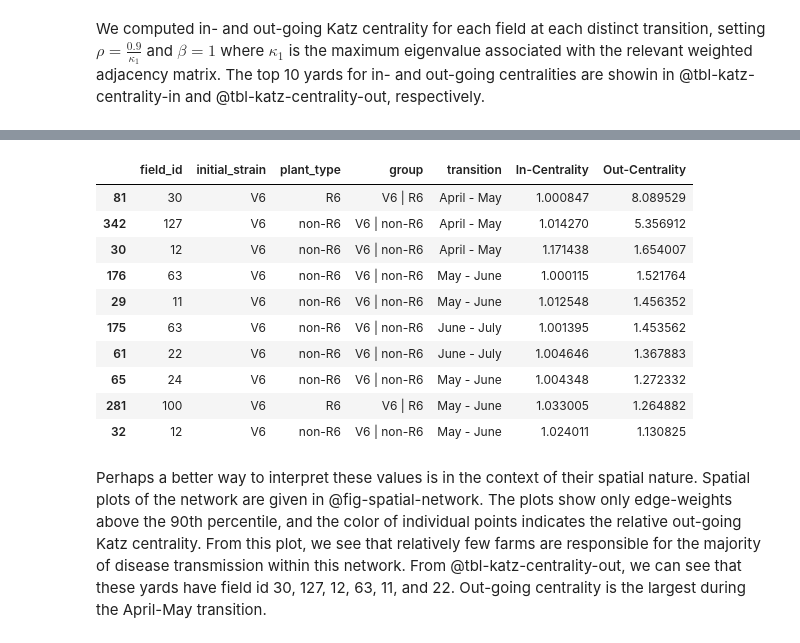
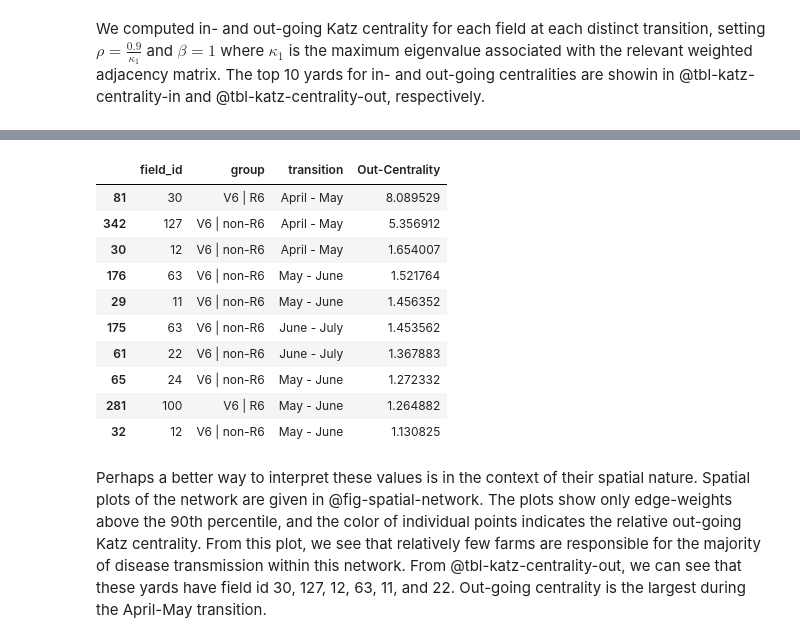
Before and after one commit to hawktre/CS_546_FinalProject, a Jupyter notebook: notebooks/4-network-analysis-finalproject.ipynb, the cells around one changed output, grey strips where cells are left out. Saved outputs shown, nothing was run; the diff lists cells and outputs as text; code cells hidden in the pictures.

```diff
--- a/notebooks/4-network-analysis-finalproject.ipynb
+++ b/notebooks/4-network-analysis-finalproject.ipynb
@@ -189,6 +189,7 @@ The free parameter $\rho$ controls the contribution of the eigenvector, and is s
 apr_may = pd.read_csv('network_apr_may.csv', index_col=0, header=0)
 may_jun = pd.read_csv('network_may_jun.csv', index_col=0, header=0)
 jun_jul = pd.read_csv('network_jun_jul.csv', index_col=0, header=0)
+labels = pd.Series(meta_2017["field_id"].unique())
 
 #Read in the metadata
 !curl -L https://raw.githubusercontent.com/hawktre/CS_546_FinalProject/refs/heads/main/data/processed/clean_summary.csv -o clean_summary.csv
@@ -312,7 +313,7 @@ def strength_distribution(graph: ig.Graph, name: str = "", bins: int = 20) -> li
         result = ig.statistics.power_law_fit(strength)
 
         ret.append({
-            "name": f"{name}_{m}",
+            "name": f"{name} ({m})",
             "alpha": result.alpha,   # power law exponent
             "k_min": result.xmin,    # minimum value used in fit
             "p_value": result.p,     # goodness-of-fit p-value
@@ -411,9 +422,9 @@ def katz_centrality(adj_matrix: np.ndarray, alpha: float, out = True):
     return centrality
 
 #Compute alpha for each transition
-a_apr_may = 0.01 / spectral_radius(apr_may)
-a_may_jun = 0.01 / spectral_radius(may_jun)
-a_jun_jul = 0.01 / spectral_radius(jun_jul)
+a_apr_may = 0.01 / spectral_radius(apr_may.to_numpy())
+a_may_jun = 0.01 / spectral_radius(may_jun.to_numpy())
+a_jun_jul = 0.01 / spectral_radius(jun_jul.to_numpy())
 
 #Compute Katz centrality for in- and out-centrality for each transition
 ## April - May
@@ -430,28 +441,28 @@ katz_in_jun_jul = pd.DataFrame(katz_centrality(jun_jul, a_jun_jul, out=False), c
 
 # Merge Katz centrality results with metadata to get field attributes for top-ranked nodes
 ## April - May
-katz_in_apr_may = katz_in_apr_may.merge(meta_2017[["field_id", "initial_strain", "plant_type"]], how="left", left_on="field_id", right_on="field_id")
+katz_in_apr_may = katz_in_apr_may.merge(meta_2017[["field_id", "initial_strain", "plant_type"]], how="left", left_index=True, right_on="field_id")
 katz_in_apr_may["group"] = katz_in_apr_may["initial_strain"] + " | " + katz_in_apr_may["plant_type"]
 katz_in_apr_may = katz_in_apr_may.drop_duplicates()
 
-katz_out_apr_may = katz_out_apr_may.merge(meta_2017[["field_id", "initial_strain", "plant_type"]], how="left", left_on="field_id", right_on="field_id")
+katz_out_apr_may = katz_out_apr_may.merge(meta_2017[["field_id", "initial_strain", "plant_type"]], how="left", left_index=True, right_on="field_id")
 katz_out_apr_may["group"] = katz_out_apr_may["initial_strain"] + " | " + katz_out_apr_may["plant_type"]
 katz_out_apr_may = katz_out_apr_may.drop_duplicates()
 ## May - June
-katz_in_may_jun = katz_in_may_jun.merge(meta_2017[["field_id", "initial_strain", "plant_type"]], how="left", left_on="field_id", right_on="field_id")
+katz_in_may_jun = katz_in_may_jun.merge(meta_2017[["field_id", "initial_strain", "plant_type"]], how="left", left_index=True, right_on="field_id")
 katz_in_may_jun["group"] = katz_in_may_jun["initial_strain"] + " | " + katz_in_may_jun["plant_type"]
 katz_in_may_jun = katz_in_may_jun.drop_duplicates()
 
-katz_out_may_jun = katz_out_may_jun.merge(meta_2017[["field_id", "initial_strain", "plant_type"]], how="left", left_on="field_id", right_on="field_id")
+katz_out_may_jun = katz_out_may_jun.merge(meta_2017[["field_id", "initial_strain", "plant_type"]], how="left", left_index=True, right_on="field_id")
 katz_out_may_jun["group"] = katz_out_may_jun["initial_strain"] + " | " + katz_out_may_jun["plant_type"]
 katz_out_may_jun = katz_out_may_jun.drop_duplicates()
 
 ## June - July
-katz_in_jun_jul = katz_in_jun_jul.merge(meta_2017[["field_id", "initial_strain", "plant_type"]], how="left", left_on="field_id", right_on="field_id")
+katz_in_jun_jul = katz_in_jun_jul.merge(meta_2017[["field_id", "initial_strain", "plant_type"]], how="left", left_index=True, right_on="field_id")
 katz_in_jun_jul["group"] = katz_in_jun_jul["initial_strain"] + " | " + katz_in_jun_jul["plant_type"]
 katz_in_jun_jul = katz_in_jun_jul.drop_duplicates()
 
-katz_out_jun_jul = katz_out_jun_jul.merge(meta_2017[["field_id", "initial_strain", "plant_type"]], how="left", left_on="field_id", right_on="field_id")
+katz_out_jun_jul = katz_out_jun_jul.merge(meta_2017[["field_id", "initial_strain", "plant_type"]], how="left", left_index=True, right_on="field_id")
 katz_out_jun_jul["group"] = katz_out_jun_jul["initial_strain"] + " | " + katz_out_jun_jul["plant_type"]
 katz_out_jun_jul = katz_out_jun_jul.drop_duplicates()
 
@@ -476,5 +487,5 @@ katz_all = pd.concat([katz_in_apr_may, katz_out_apr_may, katz_in_may_jun, katz_o
 #Pivot wider to have separate columns for in- and out-centrality
 katz_pivot = katz_all.pivot_table(index=["field_id", "initial_strain", "plant_type", "group", "transition"], columns="direction", values="katz").reset_index()
 katz_pivot.columns.name = None  # remove the aggregation name
-katz_pivot.drop_duplicates().sort_values(["In-Centrality"], ascending=[False]).head(10)
+katz_pivot[["field_id", "group", "transition", "In-Centrality"]].sort_values(["In-Centrality"], ascending=[False]).head(10)
 # %% [output]
@@ -492,20 +503,20 @@ katz_pivot.drop_duplicates().sort_values(["In-Centrality"], ascending=[False]).h
 # %%
 #| label: tbl-katz-centrality-out
 #| tbl-cap: "Top 10 nodes by Katz out-centrality across all transition periods, with metadata attributes."
 
-katz_pivot.sort_values(["Out-Centrality"], ascending=[False]).head(10)
+katz_pivot[["field_id", "group", "transition", "Out-Centrality"]].sort_values(["Out-Centrality"], ascending=[False]).head(10)
 # %% [output]
-|  | field_id | initial_strain | plant_type | group | transition | In-Centrality | Out-Centrality |
-| 81 | 30 | V6 | R6 | V6 | R6 | April - May | 1.000847 | 8.089529 |
-| 342 | 127 | V6 | non-R6 | V6 | non-R6 | April - May | 1.014270 | 5.356912 |
-| 30 | 12 | V6 | non-R6 | V6 | non-R6 | April - May | 1.171438 | 1.654007 |
-| 176 | 63 | V6 | non-R6 | V6 | non-R6 | May - June | 1.000115 | 1.521764 |
-| 29 | 11 | V6 | non-R6 | V6 | non-R6 | May - June | 1.012548 | 1.456352 |
-| 175 | 63 | V6 | non-R6 | V6 | non-R6 | June - July | 1.001395 | 1.453562 |
-| 61 | 22 | V6 | non-R6 | V6 | non-R6 | June - July | 1.004646 | 1.367883 |
-| 65 | 24 | V6 | non-R6 | V6 | non-R6 | May - June | 1.004348 | 1.272332 |
-| 281 | 100 | V6 | R6 | V6 | R6 | May - June | 1.033005 | 1.264882 |
-| 32 | 12 | V6 | non-R6 | V6 | non-R6 | May - June | 1.024011 | 1.130825 |
+|  | field_id | group | transition | Out-Centrality |
+| 81 | 30 | V6 | R6 | April - May | 8.089529 |
+| 342 | 127 | V6 | non-R6 | April - May | 5.356912 |
+| 30 | 12 | V6 | non-R6 | April - May | 1.654007 |
+| 176 | 63 | V6 | non-R6 | May - June | 1.521764 |
+| 29 | 11 | V6 | non-R6 | May - June | 1.456352 |
+| 175 | 63 | V6 | non-R6 | June - July | 1.453562 |
+| 61 | 22 | V6 | non-R6 | June - July | 1.367883 |
+| 65 | 24 | V6 | non-R6 | May - June | 1.272332 |
+| 281 | 100 | V6 | R6 | May - June | 1.264882 |
+| 32 | 12 | V6 | non-R6 | May - June | 1.130825 |
 # %% [markdown]
 Perhaps a better way to interpret these values is in the context of their spatial nature. Spatial plots of the network are given in @fig-spatial-network. The plots show only edge-weights above the 90th percentile, and the color of individual points indicates the relative out-going Katz centrality. From this plot, we see that relatively few farms are responsible for the majority of disease transmission within this network. From @tbl-katz-centrality-out, we can see that these yards have field id 30, 127, 12, 63, 11, and 22. Out-going centrality is the largest during the April-May transition.
 # %%
```
Also changed, not shown: parts of 5 cells of this notebook.
